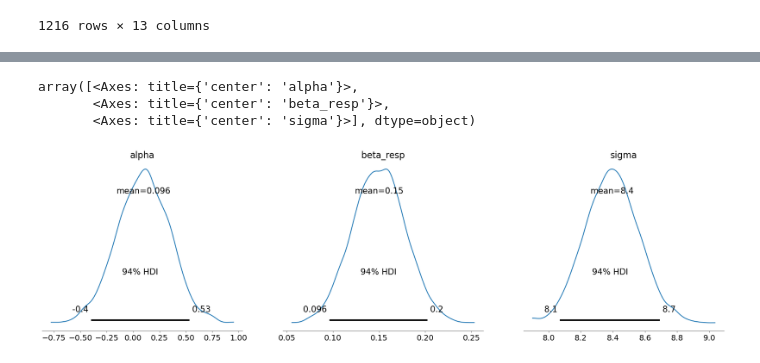
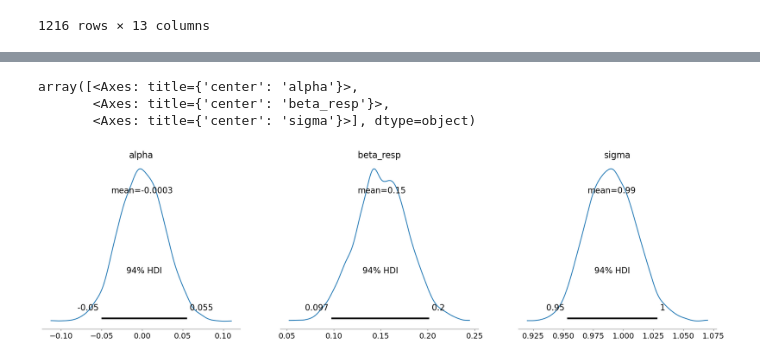
Before and after one commit to MiloszHoleksa/CompCogSci2, a Jupyter notebook: ccs2.ipynb, the cells around one changed output, grey strips where cells are left out. Saved outputs shown, nothing was run; the diff lists cells and outputs as text; code cells hidden in the pictures.

```diff
--- a/ccs2.ipynb
+++ b/ccs2.ipynb
@@ -349,3 +340,9 @@ df_cleaned
 | 1214 | 22.0 | 11.0 | 11.0 | 0.0 | 13.002042 | 7.485342 | 19 | 0.0 | 1.0 | 10.755616 | ... |
 | 1215 | -11.0 | -22.0 | 11.0 | 0.0 | -8.270933 | 3.960834 | 19 | -11.0 | 1.0 | -13.818924 | ... |
 1216 rows × 13 columns
+# %%
+import numpy as np
+# Standardizing function:
+def standardize(series):
+    standardized = (series - np.mean(series)) / np.std(series)
+    return standardized
@@ -371,9 +378,14 @@ df_DELTA_pos.to_csv("df_DELTA_pos.csv", index=False)
+# %%
+# Use standardized data?
+# For now yes
+relative_response_std = standardize(df_cleaned['Relative_response'])
+relative_response_A_std = standardize(df_cleaned['Relative_responses_A'])
 # %%
 import pymc as pm
 
 
-# Model 1: Ventriloquist Effect
-with pm.Model() as ventriloquist_model:
+# Model 1:
+with pm.Model() as base_model:
     # Priors
     alpha = pm.Normal('alpha', mu=0, sigma=10)
     beta_resp = pm.Normal('beta_resp', mu=0, sigma=1)
@@ -385,8 +397,8 @@ with pm.Model() as ventriloquist_model:
     #theta = pm.Normal('theta', mu=0, sigma=1)
 
     # Likelihood
-    mu = alpha + beta_resp * df_cleaned['Relative_response'] #+ beta_delta * df_cleaned['DeltaAV']
-    y_obs = pm.Normal('y_obs', mu=mu, sigma=sigma, observed= df_cleaned['Relative_responses_A'])
+    mu = alpha + beta_resp * relative_response_std #+ beta_delta * df_cleaned['DeltaAV']
+    y_obs = pm.Normal('y_obs', mu=mu, sigma=sigma, observed= relative_response_A_std)
 
     # Sampling
-    trace_ventriloquist = pm.sample(return_inferencedata=True, idata_kwargs={"log_likelihood": True})
+    trace_base = pm.sample(return_inferencedata=True, idata_kwargs={"log_likelihood": True})
@@ -393,9 +412,9 @@ with pm.Model() as ventriloquist_model:
 # %%
 import arviz as az
-az.plot_posterior(trace_ventriloquist)
+az.plot_posterior(trace_base)
 # %% [output]
 array([<Axes: title={'center': 'alpha'}>,
        <Axes: title={'center': 'beta_resp'}>,
        <Axes: title={'center': 'sigma'}>], dtype=object)
-[figure, old version]
+[figure, new version]
 # %%
```
Also changed, not shown: parts of 15 cells of this notebook.
